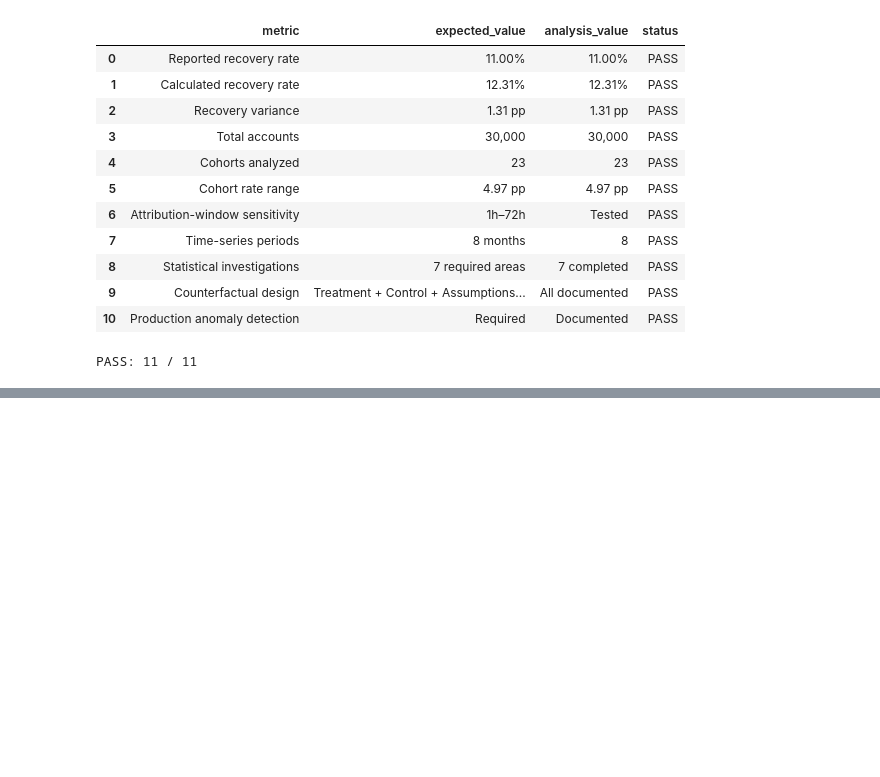
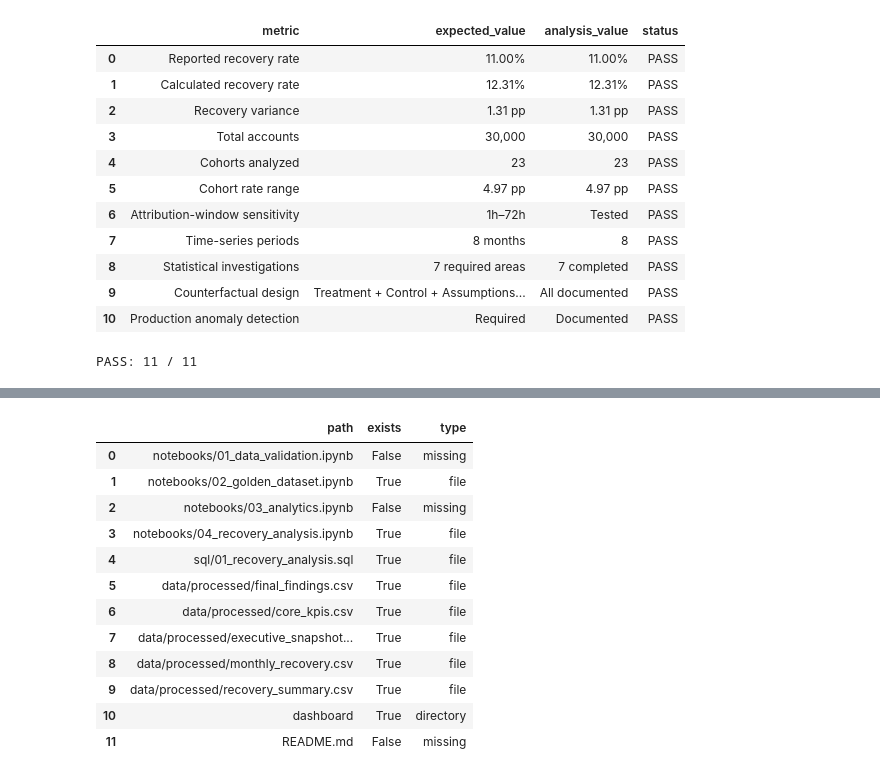
Before and after one commit to DivyaSolanki95/collections-data-analytics, a Jupyter notebook: notebooks/04_recovery_analysis.ipynb, the cells around one changed output, grey strips where cells are left out. Saved outputs shown, nothing was run; the diff lists cells and outputs as text; code cells hidden in the pictures; blank space fills up the shorter version.

Commit message:
Finalize project documentation and analysis

```diff
--- a/notebooks/04_recovery_analysis.ipynb
+++ b/notebooks/04_recovery_analysis.ipynb
@@ -5844,0 +6055,17 @@ PASS: 11 / 11
+# %%
+# ============================================================
+# 140C. LOCATE RAW SOURCE FILES
+# ============================================================
+
+from pathlib import Path
+
+project_root = Path.cwd().parent
+
+print("Project root:", project_root)
+
+csv_files = list(project_root.rglob("*.csv"))
+
+print("\nCSV files found:", len(csv_files))
+
+for file in csv_files:
+    print("-", file.relative_to(project_root))
@@ -5844,0 +7395,63 @@ PASS: 11 / 11
+# %%
+# ============================================================
+# 165. FINAL PROJECT FILE AUDIT
+# ============================================================
+
+from pathlib import Path
+
+project_root = Path.cwd().parent
+
+important_paths = [
+    "notebooks/01_data_validation.ipynb",
+    "notebooks/02_golden_dataset.ipynb",
+    "notebooks/03_analytics.ipynb",
+    "notebooks/04_recovery_analysis.ipynb",
+    "sql/01_recovery_analysis.sql",
+    "data/processed/final_findings.csv",
+    "data/processed/core_kpis.csv",
+    "data/processed/executive_snapshot.csv",
+    "data/processed/monthly_recovery.csv",
+    "data/processed/recovery_summary.csv",
+    "dashboard",
+    "README.md"
+]
+
+audit_rows = []
+
+for relative_path in important_paths:
+    path = project_root / relative_path
+
+    audit_rows.append({
+        "path": relative_path,
+        "exists": path.exists(),
+        "type": (
+            "directory" if path.is_dir()
+            else "file" if path.is_file()
+            else "missing"
+        )
+    })
+
+project_file_audit = pd.DataFrame(audit_rows)
+
+display(project_file_audit)
+
+print(
+    "\nFiles/directories found:",
+    project_file_audit["exists"].sum(),
+    "/",
+    len(project_file_audit)
+)
+# %% [output]
+|  | path | exists | type |
+| 0 | notebooks/01_data_validation.ipynb | False | missing |
+| 1 | notebooks/02_golden_dataset.ipynb | True | file |
+| 2 | notebooks/03_analytics.ipynb | False | missing |
+| 3 | notebooks/04_recovery_analysis.ipynb | True | file |
+| 4 | sql/01_recovery_analysis.sql | True | file |
+| 5 | data/processed/final_findings.csv | True | file |
+| 6 | data/processed/core_kpis.csv | True | file |
+| 7 | data/processed/executive_snapshot... | True | file |
+| 8 | data/processed/monthly_recovery.csv | True | file |
+| 9 | data/processed/recovery_summary.csv | True | file |
+| 10 | dashboard | True | directory |
+| 11 | README.md | False | missing |
```
Also changed, not shown: parts of 35 cells of this notebook, 1 other file.
